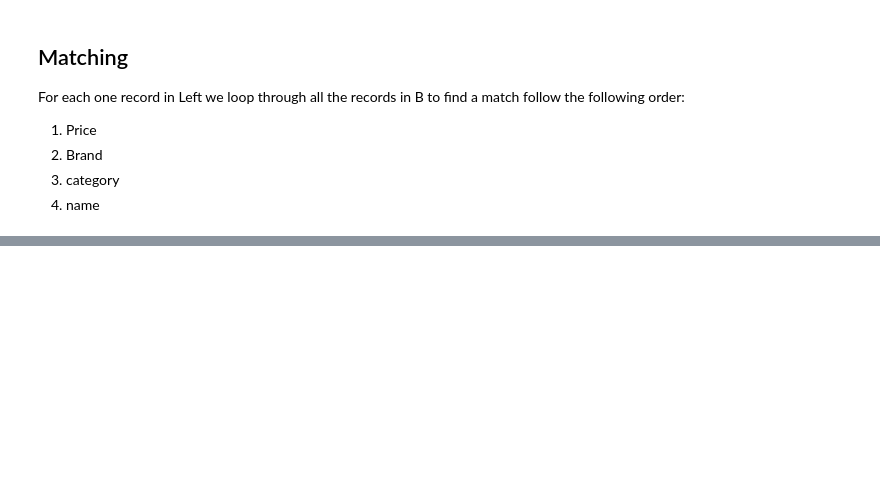
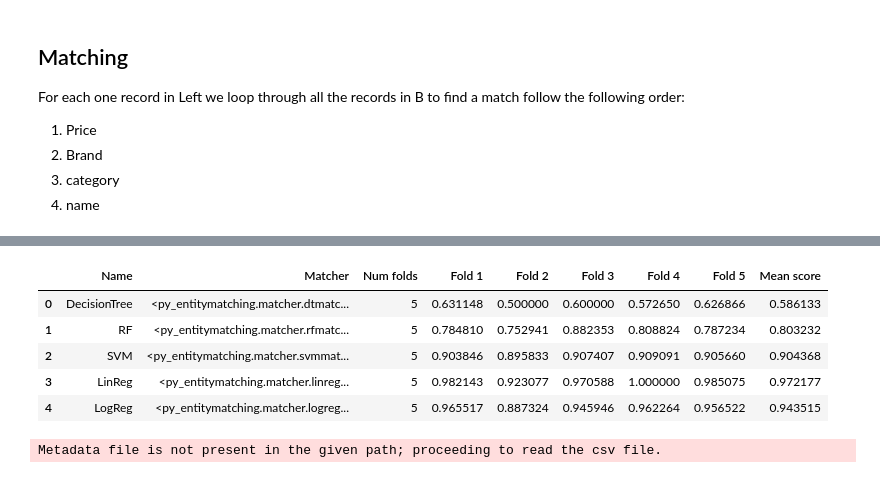
Before and after one commit to r0b3rt24/entity_matching, a Jupyter notebook: main.ipynb, the cells around one changed output, grey strips where cells are left out. Drawn from its saved outputs; the diff is of its cells as text; code cells hidden in the pictures; blank space fills up the shorter version.

```diff
--- a/main.ipynb
+++ b/main.ipynb
@@ -127,0 +257,3 @@ epson
+# %%
+# Generate a set of features
+F = em.get_features_for_matching(L_data, R_data, validate_inferred_attr_types=False)
@@ -127,0 +280,5 @@ epson
+# %%
+H = em.extract_feature_vecs(S,
+                            feature_table=F,
+                            attrs_after='label',
+                            show_progress=False)
@@ -127,0 +299,12 @@ epson
+# %%
+# Impute feature vectors with the mean of the column values.
+H = em.impute_table(H,
+                exclude_attrs=['id', 'ltable_id', 'rtable_id', 'label'],
+                strategy='mean')
+# %%
+# Select the best ML matcher using CV
+result = em.select_matcher([dt, rf, svm, ln, lg], table=H,
+        exclude_attrs=['id', 'ltable_id', 'rtable_id', 'label'],
+        k=5,
+        target_attr='label', metric_to_select_matcher='f1', random_state=0)
+result['cv_stats']
@@ -127,0 +318,16 @@ epson
+# %%
+result['drill_down_cv_stats']['precision']
+# %% [output]
+|  | Name | Matcher | Num folds | Fold 1 | Fold 2 | Fold 3 | Fold 4 | Fold 5 | Mean score |
+| 0 | DecisionTree | <py_entitymatching.matcher.dtmatc... | 5 | 0.631148 | 0.500000 | 0.600000 | 0.572650 | 0.626866 | 0.586133 |
+| 1 | RF | <py_entitymatching.matcher.rfmatc... | 5 | 0.784810 | 0.752941 | 0.882353 | 0.808824 | 0.787234 | 0.803232 |
+| 2 | SVM | <py_entitymatching.matcher.svmmat... | 5 | 0.903846 | 0.895833 | 0.907407 | 0.909091 | 0.905660 | 0.904368 |
+| 3 | LinReg | <py_entitymatching.matcher.linreg... | 5 | 0.982143 | 0.923077 | 0.970588 | 1.000000 | 0.985075 | 0.972177 |
+| 4 | LogReg | <py_entitymatching.matcher.logreg... | 5 | 0.965517 | 0.887324 | 0.945946 | 0.962264 | 0.956522 | 0.943515 |
+# %%
+T = em.read_csv_metadata('test.csv',
+                         key='id',
+                         ltable=L_data, rtable=R_data,
+                         fk_ltable='ltable_id', fk_rtable='rtable_id')
+# %% [output]
+Metadata file is not present in the given path; proceeding to read the csv file.
```
Also changed, not shown: parts of 36 cells of this notebook.
